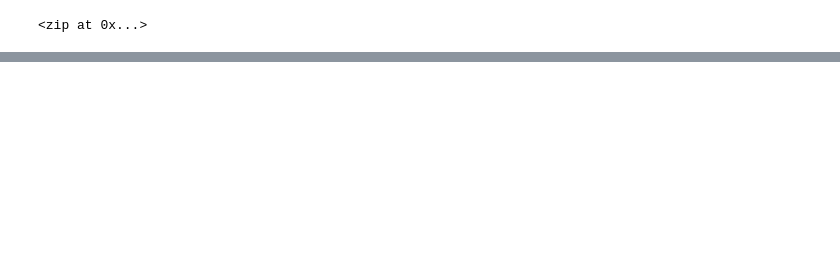
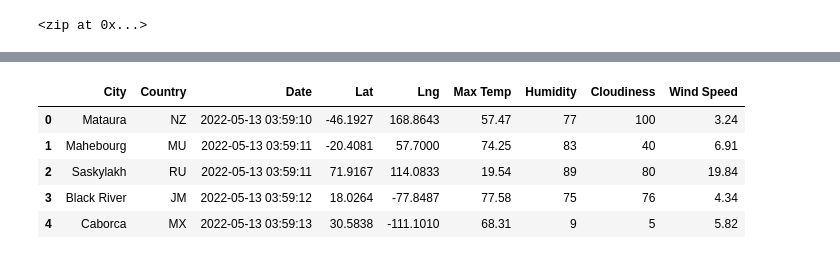
Before and after one commit to marielakinn/World_Weather_Analysis, a Jupyter notebook: WeatherPy.ipynb, the cells around one changed output, grey strips where cells are left out. Cells and saved outputs as stored; diff of their text form; code cells hidden in the pictures; blank space fills up the shorter version.

```diff
--- a/WeatherPy.ipynb
+++ b/WeatherPy.ipynb
@@ -31,0 +145,11 @@ len(cities)
+# %%
+new_column_order = ["City", "Country", "Date", "Lat", "Lng", "Max Temp", "Humidity", "Cloudiness", "Wind Speed"]
+city_data_df = city_data_df[new_column_order]
+city_data_df.head()
+# %% [output]
+|  | City | Country | Date | Lat | Lng | Max Temp | Humidity | Cloudiness | Wind Speed |
+| 0 | Mataura | NZ | 2022-05-13 03:59:10 | -46.1927 | 168.8643 | 57.47 | 77 | 100 | 3.24 |
+| 1 | Mahebourg | MU | 2022-05-13 03:59:11 | -20.4081 | 57.7000 | 74.25 | 83 | 40 | 6.91 |
+| 2 | Saskylakh | RU | 2022-05-13 03:59:11 | 71.9167 | 114.0833 | 19.54 | 89 | 80 | 19.84 |
+| 3 | Black River | JM | 2022-05-13 03:59:12 | 18.0264 | -77.8487 | 77.58 | 75 | 76 | 4.34 |
+| 4 | Caborca | MX | 2022-05-13 03:59:13 | 30.5838 | -111.1010 | 68.31 | 9 | 5 | 5.82 |
```
Also changed, not shown: parts of 10 cells of this notebook, 1 other file.
